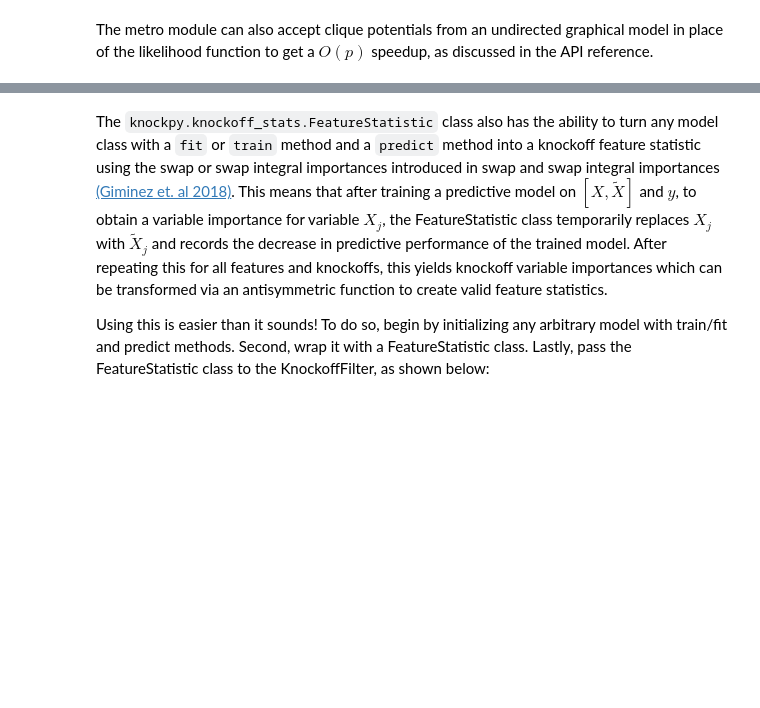
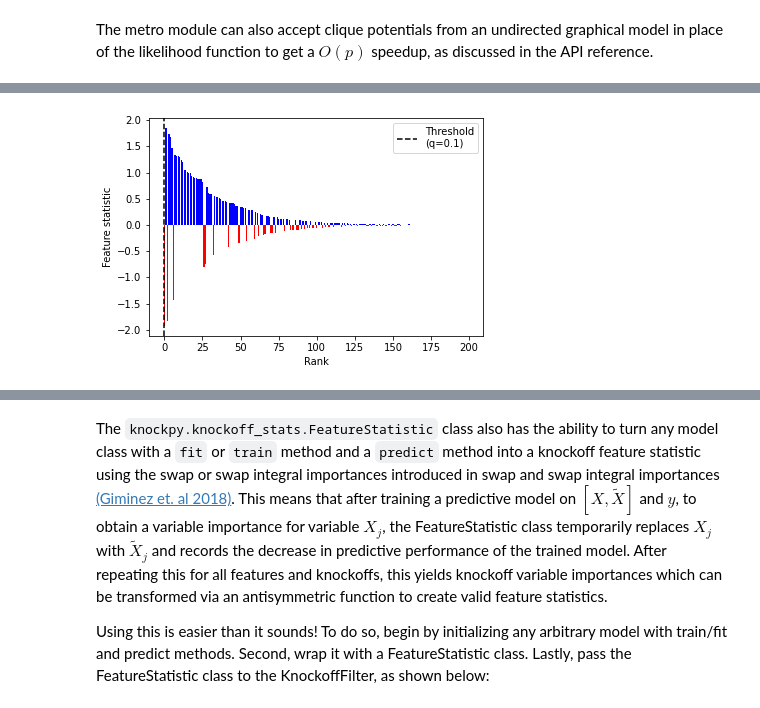
Before and after one commit to amspector100/knockpy, a Jupyter notebook: docs/source/usage.ipynb, the cells around one changed output, grey strips where cells are left out. Saved outputs shown, nothing was run; the diff lists cells and outputs as text; code cells hidden in the pictures; blank space fills up the shorter version.

```diff
--- a/docs/source/usage.ipynb
+++ b/docs/source/usage.ipynb
@@ -184,0 +202,20 @@ kfilter2 = KnockoffFilter(
+# %%
+# Create highly correlated design matrix
+np.random.seed(123)
+n, p = 500, 200
+Sigma = knockpy.dgp.AR1(p=p, a=5, b=1) # AR1 process
+X = np.random.randn(n, p) @ np.linalg.cholesky(Sigma).T
+
+# Create random sparse coefficients and sample y | X from a linear model
+beta = knockpy.dgp.create_sparse_coefficients(
+    p=p, sparsity=0.3, coeff_size=0.8
+)
+y = np.dot(X, beta) + np.random.randn(n)
+
+# Fit lasso signed maximum stat with fixed-X knockoffs
+kf_lasso = KnockoffFilter(fstat='lsm', ksampler='fx')
+kf_lasso.forward(X=X, y=y, Sigma=Sigma)
+# Plot
+kf_lasso.seqstep_plot()
+# %% [output]
+[figure, added]
```
Also changed, not shown: parts of 19 cells of this notebook, 32 other files.
